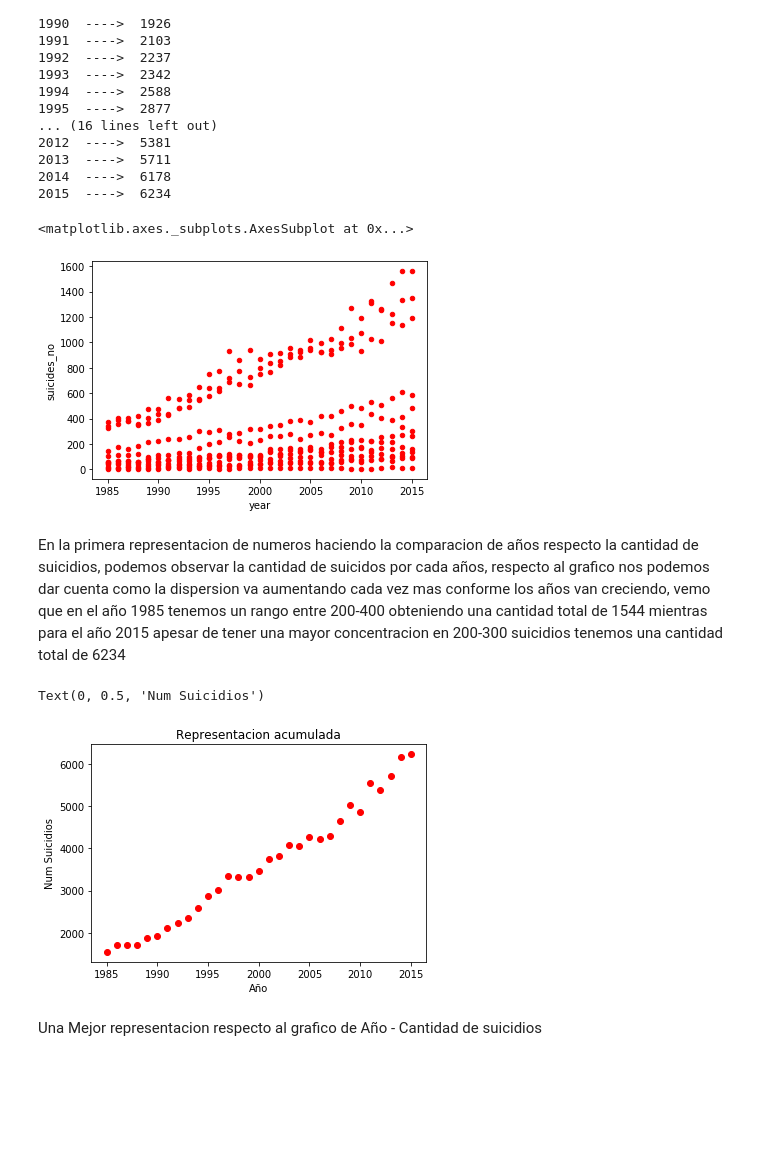
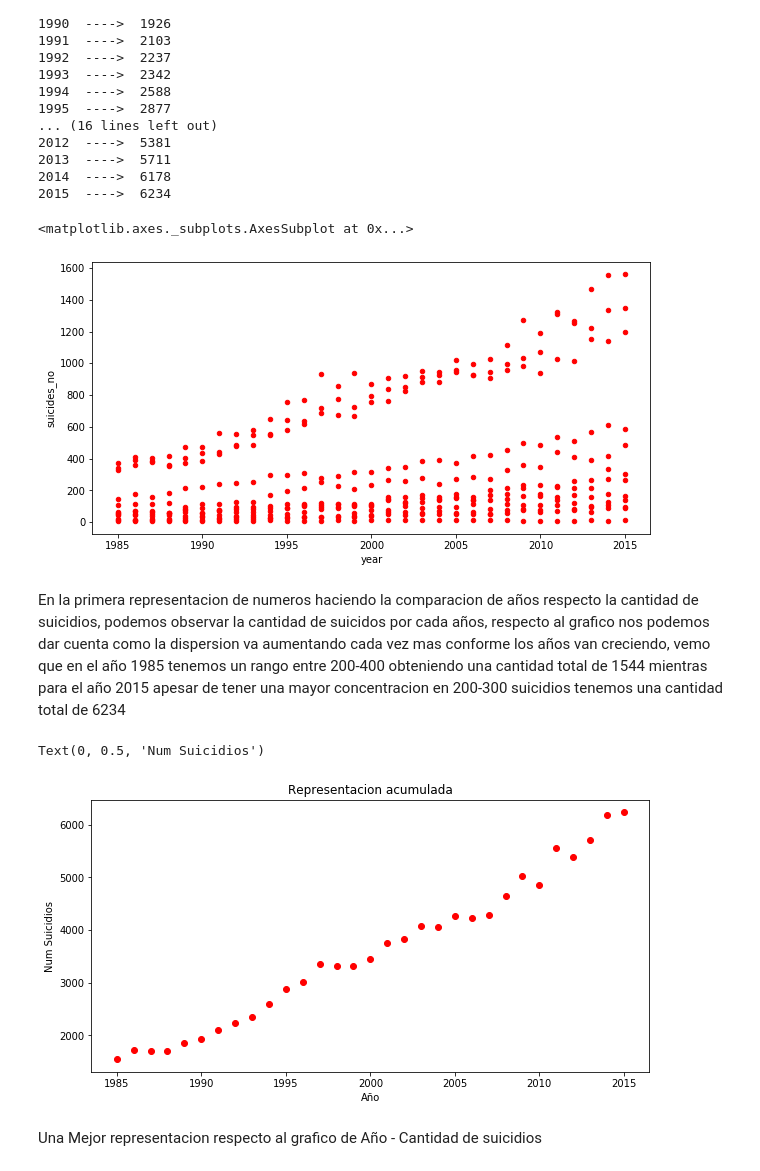
Before and after one commit to MarioSauceda/Mineria_de_datos, a Jupyter notebook: Avance 1 PIA.ipynb, the cells around one changed output. Cells and saved outputs as stored; diff of their text form; code cells hidden in the pictures; blank space fills up the shorter version.

```diff
--- a/Avance 1 PIA.ipynb
+++ b/Avance 1 PIA.ipynb
@@ -386,14 +387,14 @@ Los años contemplados en Mexico y la cantidad de suicidios de cada uno.
 2014  ---->  6178
 2015  ---->  6234
 # %%
-solomex[solomex['country'] == 'Mexico'].plot.scatter(x='year', y='suicides_no', color = 'r')
+solomex[solomex['country'] == 'Mexico'].plot.scatter(x='year', y='suicides_no', color = 'r', figsize=(10,5))
 # %% [output]
 <matplotlib.axes._subplots.AxesSubplot at 0x...>
-[figure, old version]
+[figure, new version]
 # %% [markdown]
 En la primera representacion de numeros haciendo la comparacion de años respecto la cantidad de suicidios, podemos observar la cantidad de suicidos por cada años, respecto al grafico nos podemos dar cuenta como la dispersion va aumentando cada vez mas conforme los años van creciendo, vemo que en el año 1985 tenemos un rango entre 200-400 obteniendo una cantidad total de 1544 mientras para el año 2015 apesar de tener una mayor concentracion en 200-300 suicidios tenemos una cantidad total de 6234
 # %%
-fig, grafico = plt.subplots()
+fig, grafico = plt.subplots(figsize = (10,5))
 
 grafico.scatter(anios,cantidad_por_anio,color='r')
 grafico.set_title("Representacion acumulada")
@@ -401,7 +402,7 @@ grafico.set_xlabel("Año")
 grafico.set_ylabel("Num Suicidios")
 # %% [output]
 Text(0, 0.5, 'Num Suicidios')
-[figure, old version]
+[figure, new version]
 # %% [markdown]
 Una Mejor representacion respecto al grafico de Año - Cantidad de suicidios
 # %% [markdown]
```
Also changed, not shown: parts of 11 cells of this notebook.
